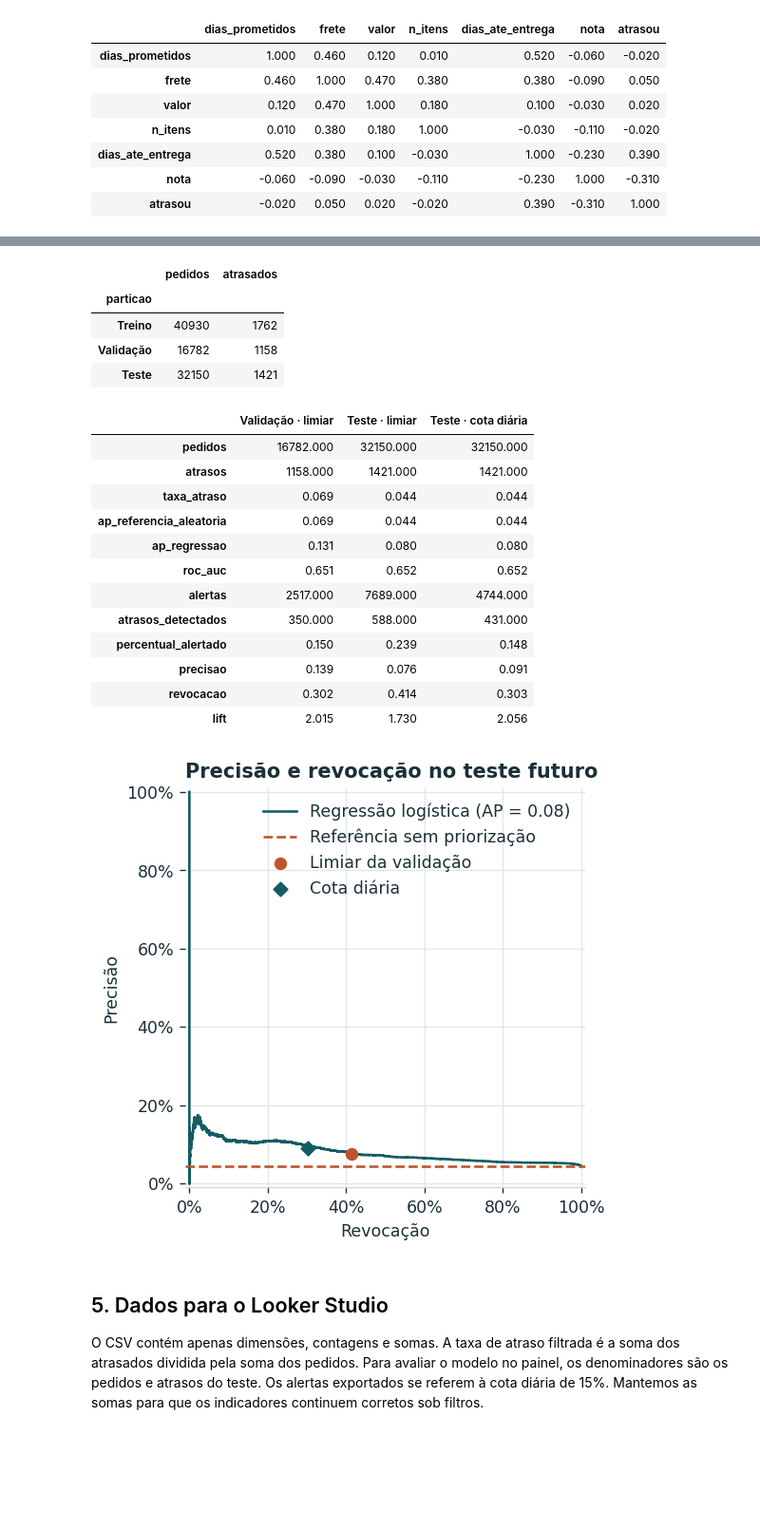
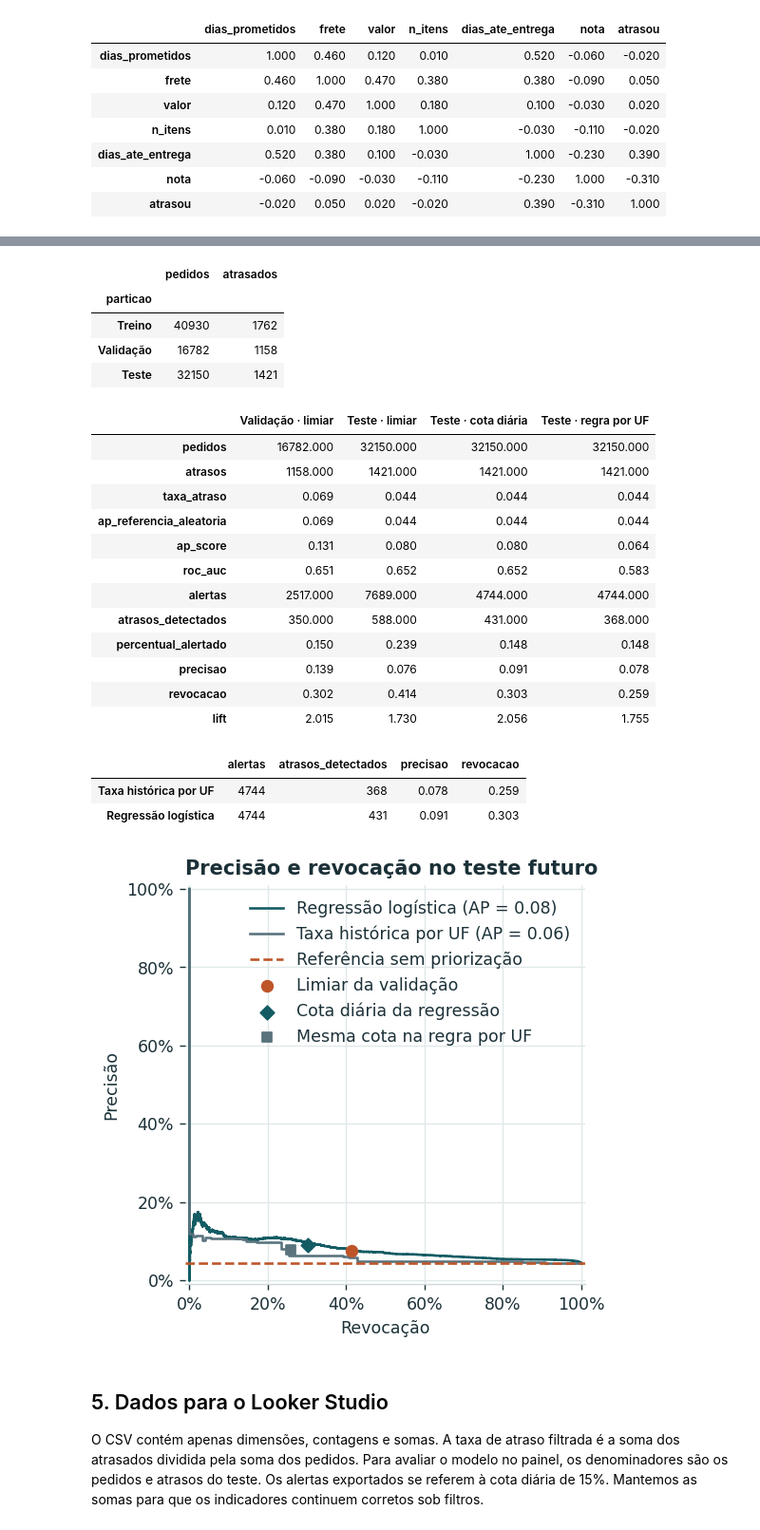
Before and after one commit to MateusAndradePor/olist-atrasos-entregas, a Jupyter notebook: notebooks/01-eda-e-modelagem.ipynb, the cells around one changed output, grey strips where cells are left out. Shown at 95% size. Drawn from its saved outputs; the diff is of its cells as text; code cells hidden in the pictures; blank space fills up the shorter version.

```diff
--- a/notebooks/01-eda-e-modelagem.ipynb
+++ b/notebooks/01-eda-e-modelagem.ipynb
@@ -216,17 +218,33 @@ teste, metricas, particoes, limiar = avaliar_modelo(pedidos)
 display(particoes)
 print(f"Limiar definido na validação: {limiar:.4f}")
 display(metricas.T)
+comparacao = metricas.loc[
+    ["Teste · regra por UF", "Teste · cota diária"],
+    ["alertas", "atrasos_detectados", "precisao", "revocacao"],
+].rename(index={
+    "Teste · regra por UF": "Taxa histórica por UF",
+    "Teste · cota diária": "Regressão logística",
+})
+display(comparacao)
+ganho = comparacao.atrasos_detectados.diff().iloc[-1]
+print(f"Atrasos adicionais capturados com a mesma cota: {ganho:.0f}")
 print("Variáveis da compra usadas no modelo:", ", ".join(NUMERICAS + CATEGORICAS))
 
 fig, ax = plt.subplots(figsize=(7, 4.1), layout="constrained")
 PrecisionRecallDisplay.from_predictions(
     teste.atrasou, teste.score, name="Regressão logística", color=AZUL, ax=ax,
 )
+PrecisionRecallDisplay.from_predictions(
+    teste.atrasou, teste.score_uf, name="Taxa histórica por UF", color="#59737D", ax=ax,
+)
 ax.axhline(teste.atrasou.mean(), color=LARANJA, ls="--", label="Referência sem priorização")
 ax.scatter(metricas.loc["Teste · limiar", "revocacao"], metricas.loc["Teste · limiar", "precisao"],
            color=LARANJA, s=45, zorder=3, label="Limiar da validação")
 cota = metricas.loc["Teste · cota diária"]
-ax.scatter(cota.revocacao, cota.precisao, color=AZUL, marker="D", s=35, zorder=3, label="Cota diária")
+ax.scatter(cota.revocacao, cota.precisao, color=AZUL, marker="D", s=35, zorder=3, label="Cota diária da regressão")
+uf = metricas.loc["Teste · regra por UF"]
+ax.scatter(uf.revocacao, uf.precisao, color="#59737D", marker="s", s=35, zorder=3,
+           label="Mesma cota na regra por UF")
 ax.set(title="Precisão e revocação no teste futuro", xlabel="Revocação", ylabel="Precisão")
 ax.xaxis.set_major_formatter(PercentFormatter(1, decimals=0))
 ax.yaxis.set_major_formatter(PercentFormatter(1, decimals=0))
@@ -238,23 +257,26 @@ Limiar definido na validação: 0.0588
 Variáveis da compra usadas no modelo: log_itens, log_vendedores, log_valor, log_frete, uf_destino, rota, faixa_prazo, dia_semana, turno
 |  | pedidos | atrasados |
 | particao |  |  |
 | Treino | 40930 | 1762 |
 | Validação | 16782 | 1158 |
 | Teste | 32150 | 1421 |
-|  | Validação · limiar | Teste · limiar | Teste · cota diária |
-| pedidos | 16782.000 | 32150.000 | 32150.000 |
-| atrasos | 1158.000 | 1421.000 | 1421.000 |
-| taxa_atraso | 0.069 | 0.044 | 0.044 |
-| ap_referencia_aleatoria | 0.069 | 0.044 | 0.044 |
-| ap_regressao | 0.131 | 0.080 | 0.080 |
-| roc_auc | 0.651 | 0.652 | 0.652 |
-| alertas | 2517.000 | 7689.000 | 4744.000 |
-| atrasos_detectados | 350.000 | 588.000 | 431.000 |
-| percentual_alertado | 0.150 | 0.239 | 0.148 |
-| precisao | 0.139 | 0.076 | 0.091 |
-| revocacao | 0.302 | 0.414 | 0.303 |
-| lift | 2.015 | 1.730 | 2.056 |
+|  | Validação · limiar | Teste · limiar | Teste · cota diária | Teste · regra por UF |
+| pedidos | 16782.000 | 32150.000 | 32150.000 | 32150.000 |
+| atrasos | 1158.000 | 1421.000 | 1421.000 | 1421.000 |
+| taxa_atraso | 0.069 | 0.044 | 0.044 | 0.044 |
+| ap_referencia_aleatoria | 0.069 | 0.044 | 0.044 | 0.044 |
+| ap_score | 0.131 | 0.080 | 0.080 | 0.064 |
+| roc_auc | 0.651 | 0.652 | 0.652 | 0.583 |
+| alertas | 2517.000 | 7689.000 | 4744.000 | 4744.000 |
+| atrasos_detectados | 350.000 | 588.000 | 431.000 | 368.000 |
+| percentual_alertado | 0.150 | 0.239 | 0.148 | 0.148 |
+| precisao | 0.139 | 0.076 | 0.091 | 0.078 |
+| revocacao | 0.302 | 0.414 | 0.303 | 0.259 |
+| lift | 2.015 | 1.730 | 2.056 | 1.755 |
+|  | alertas | atrasos_detectados | precisao | revocacao |
+| Taxa histórica por UF | 4744 | 368 | 0.078 | 0.259 |
+| Regressão logística | 4744 | 431 | 0.091 | 0.303 |
-[figure, old version]
+[figure, new version]
 # %% [markdown]
 ## 5. Dados para o Looker Studio
 
```
Also changed, not shown: parts of 2 cells of this notebook.
